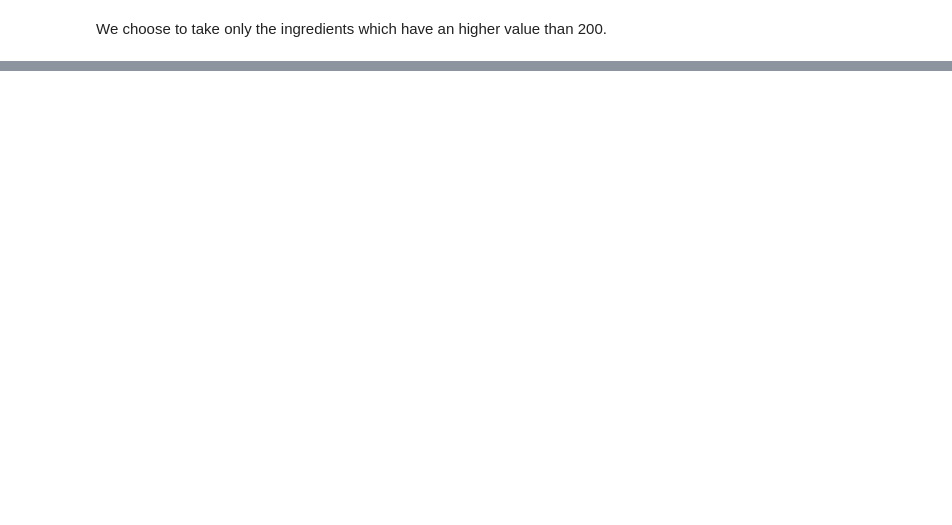
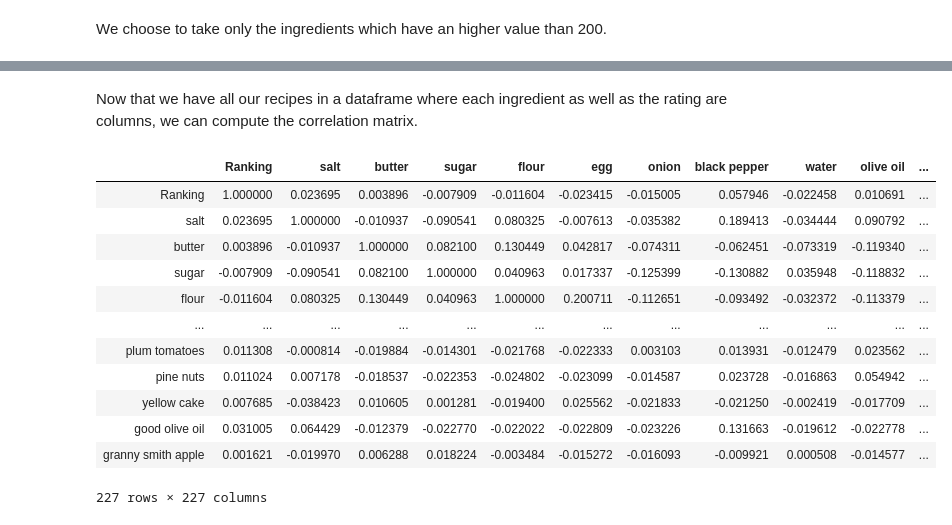
Before and after one commit to lautenba/ADA_pADAwan_Project, a Jupyter notebook: project.ipynb, the cells around one changed output, grey strips where cells are left out. Saved outputs shown, nothing was run; the diff lists cells and outputs as text; code cells hidden in the pictures; blank space fills up the shorter version.

```diff
--- a/project-Marco.ipynb
+++ b/project.ipynb
@@ -589,0 +403,20 @@ carrot
+# %% [markdown]
+Now that we have all our recipes in a dataframe where each ingredient as well as the rating are columns, we can compute the correlation matrix.
+# %%
+Ranking_ingredients_dataframe['Ranking'] = np.array([float(x) for x in Ranking_ingredients_dataframe['Ranking'].values])
+corrMatrix = Ranking_ingredients_dataframe.corr()
+corrMatrix
+# %% [output]
+|  | Ranking | salt | butter | sugar | flour | egg | onion | black pepper | water | olive oil | ... |
+| Ranking | 1.000000 | 0.023695 | 0.003896 | -0.007909 | -0.011604 | -0.023415 | -0.015005 | 0.057946 | -0.022458 | 0.010691 | ... |
+| salt | 0.023695 | 1.000000 | -0.010937 | -0.090541 | 0.080325 | -0.007613 | -0.035382 | 0.189413 | -0.034444 | 0.090792 | ... |
+| butter | 0.003896 | -0.010937 | 1.000000 | 0.082100 | 0.130449 | 0.042817 | -0.074311 | -0.062451 | -0.073319 | -0.119340 | ... |
+| sugar | -0.007909 | -0.090541 | 0.082100 | 1.000000 | 0.040963 | 0.017337 | -0.125399 | -0.130882 | 0.035948 | -0.118832 | ... |
+| flour | -0.011604 | 0.080325 | 0.130449 | 0.040963 | 1.000000 | 0.200711 | -0.112651 | -0.093492 | -0.032372 | -0.113379 | ... |
+| ... | ... | ... | ... | ... | ... | ... | ... | ... | ... | ... | ... |
+| plum tomatoes | 0.011308 | -0.000814 | -0.019884 | -0.014301 | -0.021768 | -0.022333 | 0.003103 | 0.013931 | -0.012479 | 0.023562 | ... |
+| pine nuts | 0.011024 | 0.007178 | -0.018537 | -0.022353 | -0.024802 | -0.023099 | -0.014587 | 0.023728 | -0.016863 | 0.054942 | ... |
+| yellow cake | 0.007685 | -0.038423 | 0.010605 | 0.001281 | -0.019400 | 0.025562 | -0.021833 | -0.021250 | -0.002419 | -0.017709 | ... |
+| good olive oil | 0.031005 | 0.064429 | -0.012379 | -0.022770 | -0.022022 | -0.022809 | -0.023226 | 0.131663 | -0.019612 | -0.022778 | ... |
+| granny smith apple | 0.001621 | -0.019970 | 0.006288 | 0.018224 | -0.003484 | -0.015272 | -0.016093 | -0.009921 | 0.000508 | -0.014577 | ... |
+227 rows × 227 columns
```
Also changed, not shown: parts of 30 cells of this notebook, 2 other files.
